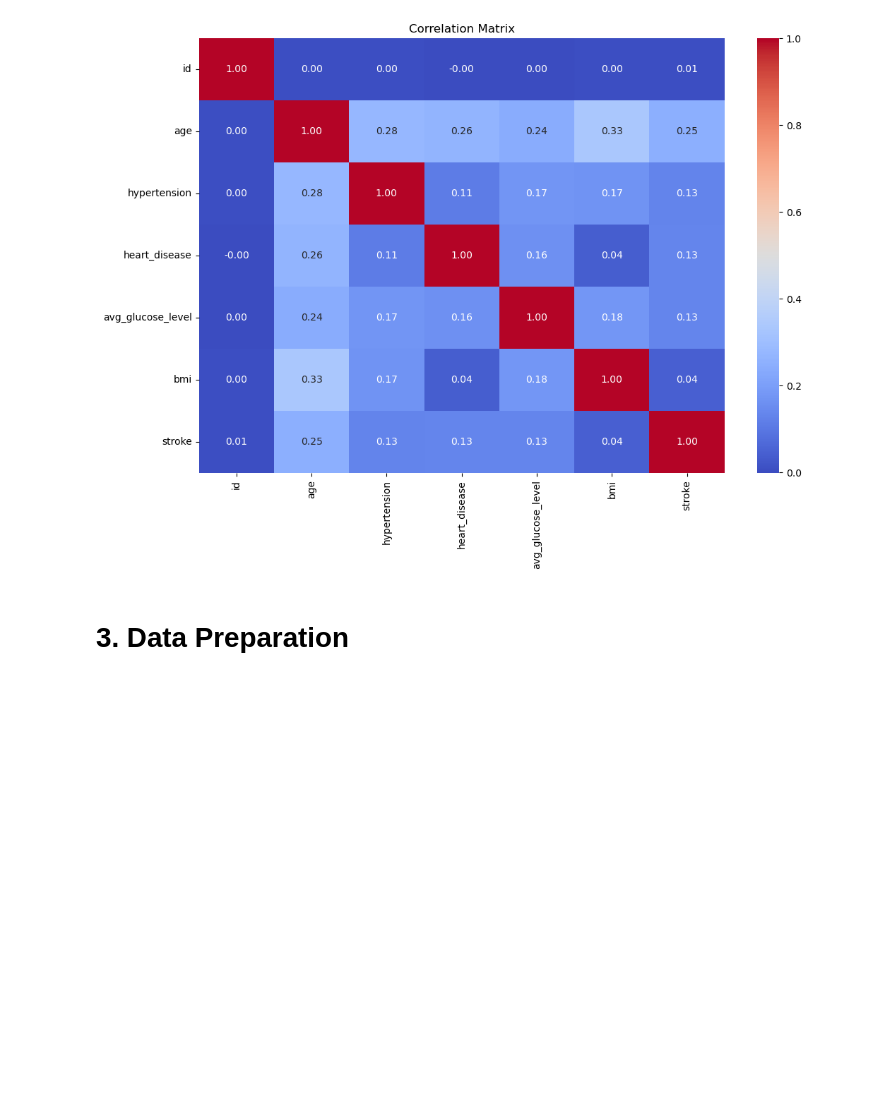
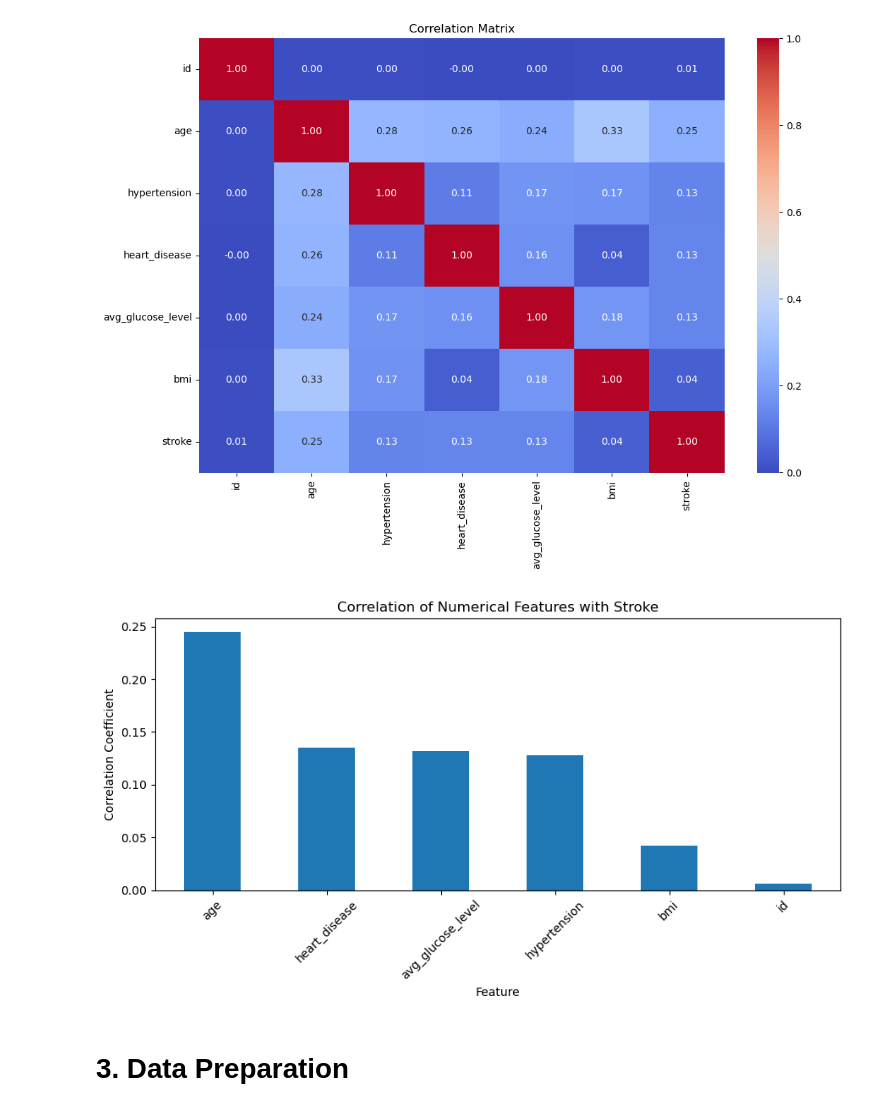
Before and after one commit to Ben-po/MLDP-Project, a Jupyter notebook: Stroke_prediction.ipynb, the cells around one changed output. Cells and saved outputs as stored; diff of their text form; code cells hidden in the pictures; blank space fills up the shorter version.

```diff
--- a/Stroke_prediction.ipynb
+++ b/Stroke_prediction.ipynb
@@ -182,6 +182,29 @@ plt.title('Correlation Matrix')
 plt.show()
 # %% [output]
 [figure]
+# %%
+# Automatically select numeric columns
+numeric_features = df.select_dtypes(include=['int64', 'float64'])
+
+# Compute correlation with stroke
+corr_with_stroke = (
+    numeric_features
+    .corr()['stroke']
+    .drop('stroke')
+    .sort_values(ascending=False)
+)
+
+# Plot bar chart
+plt.figure(figsize=(9, 5))
+corr_with_stroke.plot(kind='bar')
+plt.title('Correlation of Numerical Features with Stroke')
+plt.ylabel('Correlation Coefficient')
+plt.xlabel('Feature')
+plt.xticks(rotation=45)
+plt.tight_layout()
+plt.show()
+# %% [output]
+[figure, added]
 # %% [markdown]
 # 3. Data Preparation
 # %% [markdown]
```
